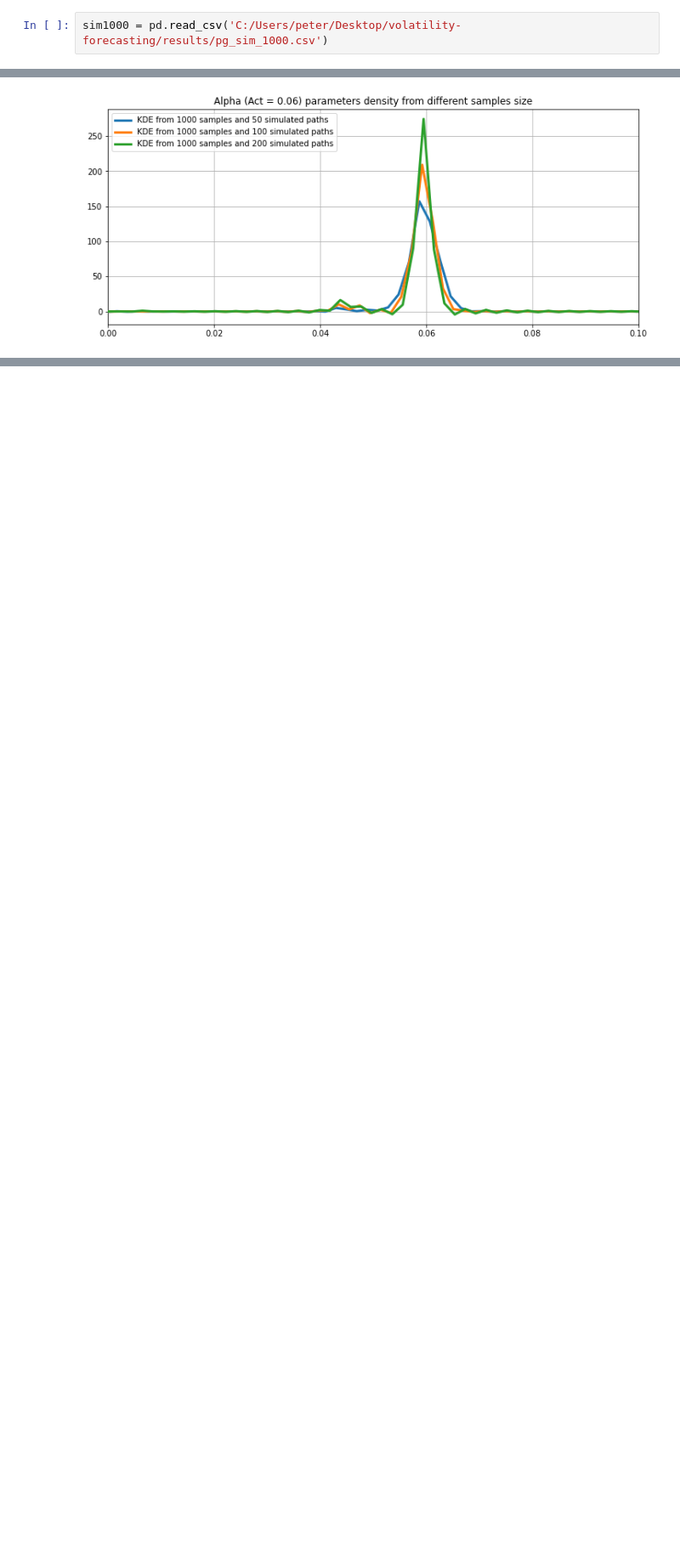
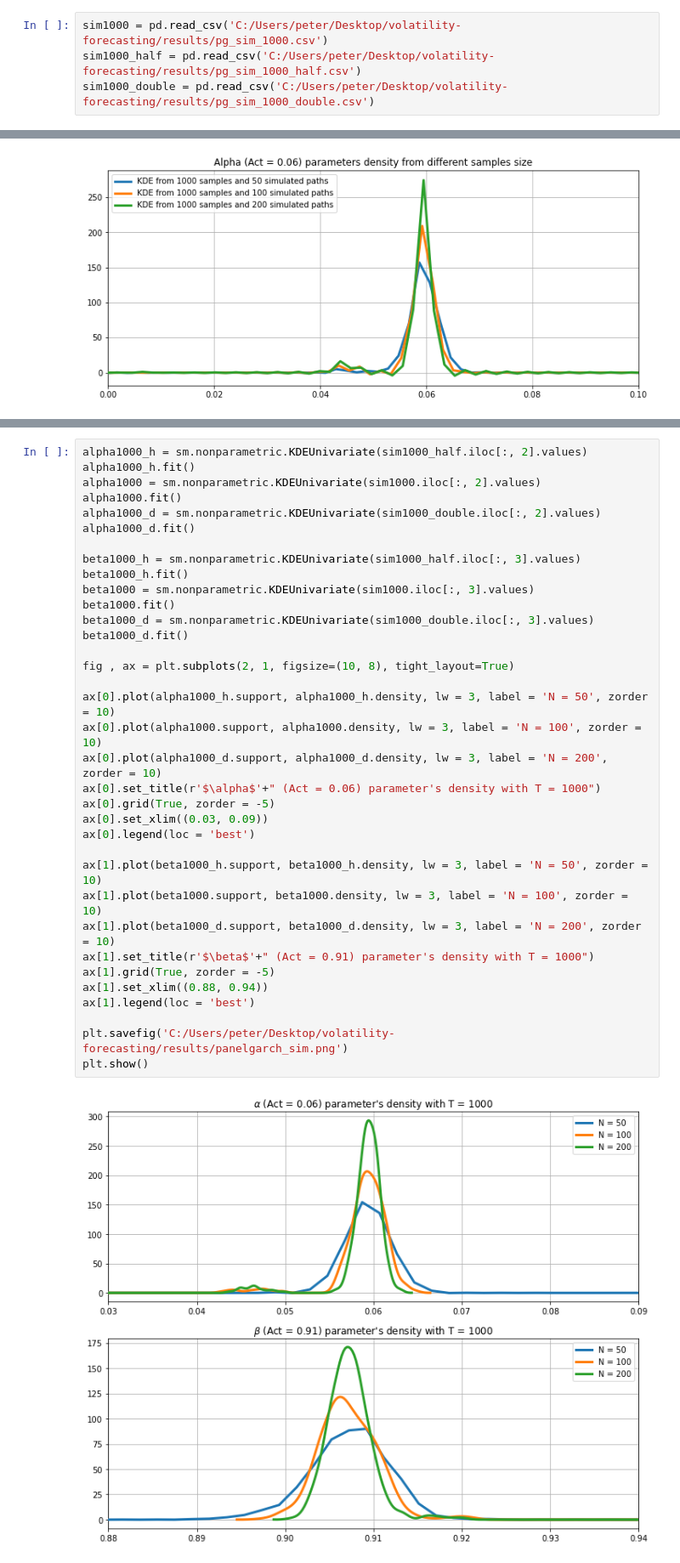
Before and after one commit to NemesiP/volatility-forecasting, a Jupyter notebook: Examples/Panel_GARCH_sim.ipynb, the cells around one changed output, grey strips where cells are left out. Shown: that part at 85% size. Saved outputs shown, nothing was run; the diff lists cells and outputs as text; blank space fills up the shorter version.

```diff
--- a/Examples/Panel_GARCH_sim.ipynb
+++ b/Examples/Panel_GARCH_sim.ipynb
@@ -218,5 +30,7 @@ sim2000_des
 # %%
 sim1000 = pd.read_csv('C:/Users/peter/Desktop/volatility-forecasting/results/pg_sim_1000.csv')
+sim1000_half = pd.read_csv('C:/Users/peter/Desktop/volatility-forecasting/results/pg_sim_1000_half.csv')
+sim1000_double = pd.read_csv('C:/Users/peter/Desktop/volatility-forecasting/results/pg_sim_1000_double.csv')
 # %%
 kde1000 = sm.nonparametric.KDEUnivariate(sim1000.iloc[:, 2].values)
 kde1000.fit()
@@ -260,0 +54,37 @@ ax.grid(True, zorder = -5)
+# %%
+alpha1000_h = sm.nonparametric.KDEUnivariate(sim1000_half.iloc[:, 2].values)
+alpha1000_h.fit()
+alpha1000 = sm.nonparametric.KDEUnivariate(sim1000.iloc[:, 2].values)
+alpha1000.fit()
+alpha1000_d = sm.nonparametric.KDEUnivariate(sim1000_double.iloc[:, 2].values)
+alpha1000_d.fit()
+
+beta1000_h = sm.nonparametric.KDEUnivariate(sim1000_half.iloc[:, 3].values)
+beta1000_h.fit()
+beta1000 = sm.nonparametric.KDEUnivariate(sim1000.iloc[:, 3].values)
+beta1000.fit()
+beta1000_d = sm.nonparametric.KDEUnivariate(sim1000_double.iloc[:, 3].values)
+beta1000_d.fit()
+
+fig , ax = plt.subplots(2, 1, figsize=(10, 8), tight_layout=True)
+
+ax[0].plot(alpha1000_h.support, alpha1000_h.density, lw = 3, label = 'N = 50', zorder = 10)
+ax[0].plot(alpha1000.support, alpha1000.density, lw = 3, label = 'N = 100', zorder = 10)
+ax[0].plot(alpha1000_d.support, alpha1000_d.density, lw = 3, label = 'N = 200', zorder = 10)
+ax[0].set_title(r'$\alpha$'+" (Act = 0.06) parameter's density with T = 1000")
+ax[0].grid(True, zorder = -5)
+ax[0].set_xlim((0.03, 0.09))
+ax[0].legend(loc = 'best')
+
+ax[1].plot(beta1000_h.support, beta1000_h.density, lw = 3, label = 'N = 50', zorder = 10)
+ax[1].plot(beta1000.support, beta1000.density, lw = 3, label = 'N = 100', zorder = 10)
+ax[1].plot(beta1000_d.support, beta1000_d.density, lw = 3, label = 'N = 200', zorder = 10)
+ax[1].set_title(r'$\beta$'+" (Act = 0.91) parameter's density with T = 1000")
+ax[1].grid(True, zorder = -5)
+ax[1].set_xlim((0.88, 0.94))
+ax[1].legend(loc = 'best')
+
+plt.savefig('C:/Users/peter/Desktop/volatility-forecasting/results/panelgarch_sim.png')
+plt.show()
+# %% [output]
+[figure, added]
```
Also changed, not shown: parts of 11 cells of this notebook, 3 other files.
